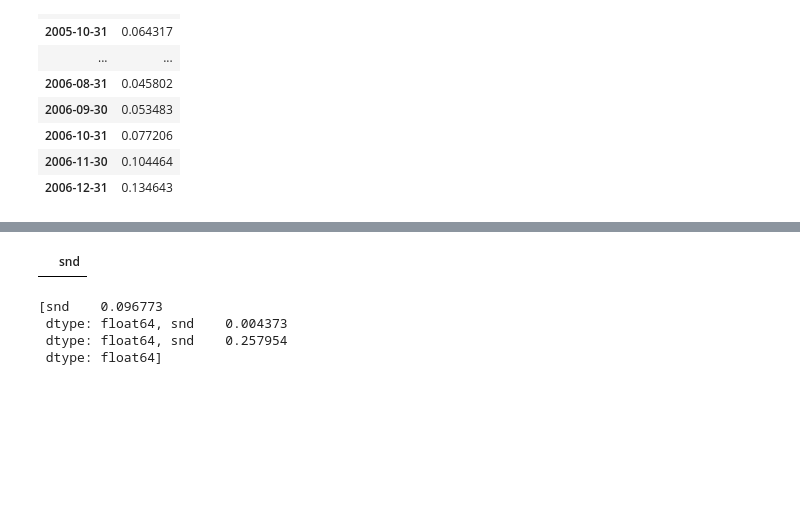
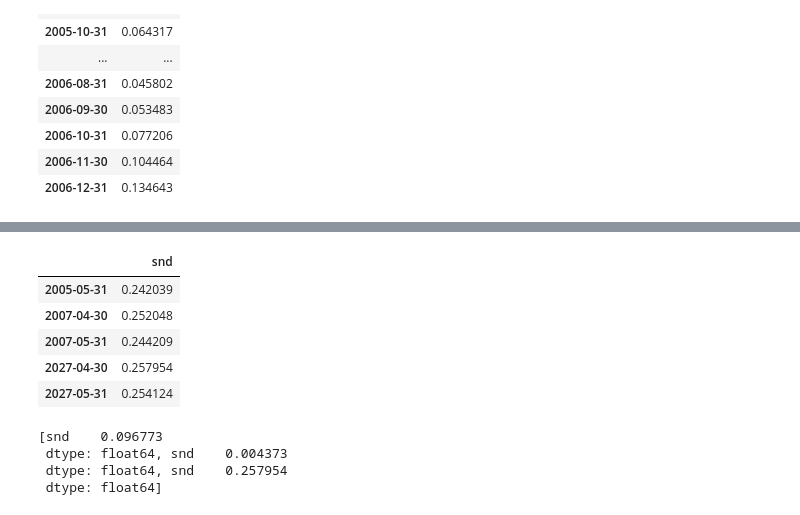
Before and after one commit to strongh/DIRECT-STEM-climate-workshop, a Jupyter notebook: notebooks/SnowDepthTimeSeries.ipynb, the cells around one changed output, grey strips where cells are left out. Saved outputs shown, nothing was run; the diff lists cells and outputs as text; code cells hidden in the pictures; blank space fills up the shorter version.

```diff
--- a/notebooks/SnowDepthTimeSeries.ipynb
+++ b/notebooks/SnowDepthTimeSeries.ipynb
@@ -109,7 +127,12 @@ snow_means["2005-01":"2006"]
 # %%
-snow_means[ snow_means["snd"] > 0.26]
+snow_means[ snow_means["snd"] > 0.24]
 # %% [output]
 |  | snd |
+| 2005-05-31 | 0.242039 |
+| 2007-04-30 | 0.252048 |
+| 2007-05-31 | 0.244209 |
+| 2027-04-30 | 0.257954 |
+| 2027-05-31 | 0.254124 |
 # %%
 [snow_means.mean(),
  snow_means.var(),
```
Also changed, not shown: parts of 9 cells of this notebook, 2 other files.
